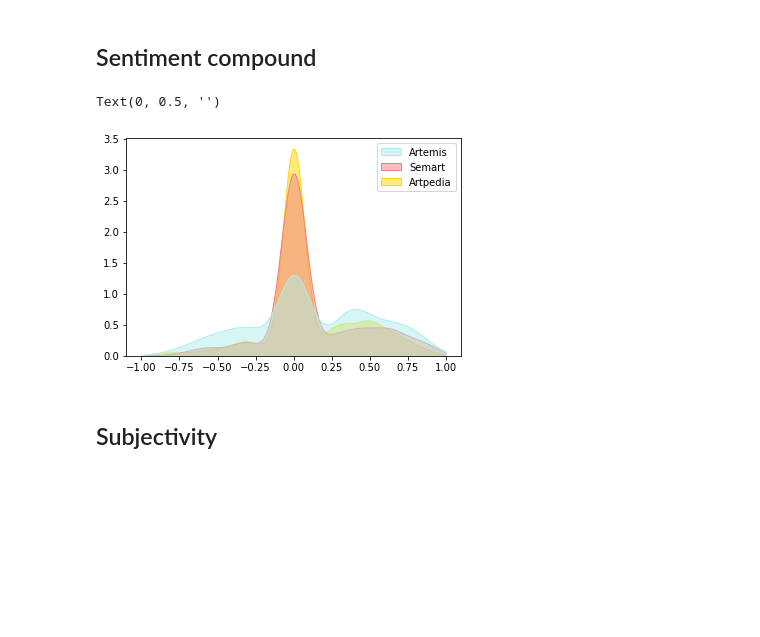
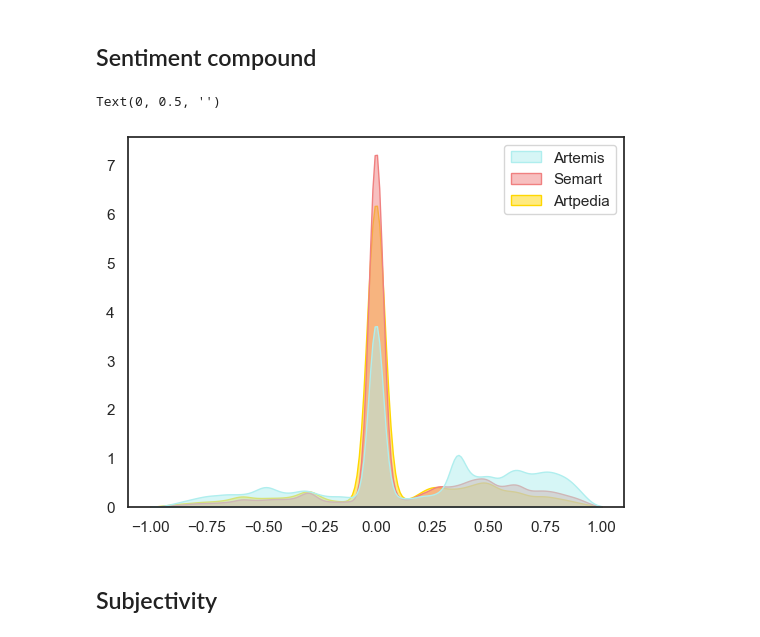
Before and after one commit to ricardokleinklein/EmotionalArt, a Jupyter notebook: notebooks/language_idiosyncracy.ipynb, the cells around one changed output. Cells and saved outputs as stored; diff of their text form; code cells hidden in the pictures; blank space fills up the shorter version.

```diff
--- a/notebooks/language_idiosyncracy.ipynb
+++ b/notebooks/language_idiosyncracy.ipynb
@@ -8,6 +8,7 @@ import pandas
 import numpy
 import matplotlib.pyplot as plt
 import seaborn as sns
+sns.set_theme(style='white')
 
 from tqdm import tqdm
 from textblob import TextBlob
@@ -15,7 +16,7 @@ from vaderSentiment.vaderSentiment import SentimentIntensityAnalyzer
 
 artemis = pandas.read_csv("../artemis.csv")
 artpedia = pandas.read_csv("../artpedia.csv")
-semart = pandas.read_csv("../semart.csv")
+semart = pandas.read_csv("../semart_simple.csv")
 # %%
 class VaderAnalysis:
 
@@ -97,28 +98,29 @@ class BrysbaertConcreteness:
 # %%
 vader = VaderAnalysis()
 cc = [s for g in artemis["utterance"] for s in g.split(".")]
 artemis_sent = vader(cc)["compound"]
 cc = [s for g in artpedia["description"] for s in g.split(".")]
 artpedia_sent = vader(cc)["compound"]
 cc = [s for g in semart["DESCRIPTION"] for s in g.split(".")]
 semart_sent = vader(cc)["compound"]
 compound = pandas.concat([artemis_sent, semart_sent,  artpedia_sent], axis=1,
 						 ignore_index=True, names=["Artemis", "Semart",
 												   "Artpedia"])
 compound.rename(columns={0: "Artemis", 1: "Semart", 2: "Artpedia"},
 				inplace=True)
 # sns.histplot(data=compound, stat="percent", bins=20, common_norm=True,
 # 			 kde=True, legend=True, palette=["paleturquoise", "yellow",
 # 											 "lightcoral"],
 # 			 alpha=1, kde_kws={'width': 7})
 
 sns.kdeplot(data=compound, common_norm=False, legend=True,
 			palette=["paleturquoise", "lightcoral", "gold"],
-			fill=True, alpha=0.5, linewidth=1, clip=(-1, 1))
+			fill=True, alpha=0.5, linewidth=1, clip=(-1, 1),
+			)
 plt.ylabel("")
 # %% [output]
 Text(0, 0.5, '')
-[figure, old version]
+[figure, new version]
 # %% [markdown]
 ## Subjectivity
 # %%
```
Also changed, not shown: parts of 3 cells of this notebook, 14 other files.
